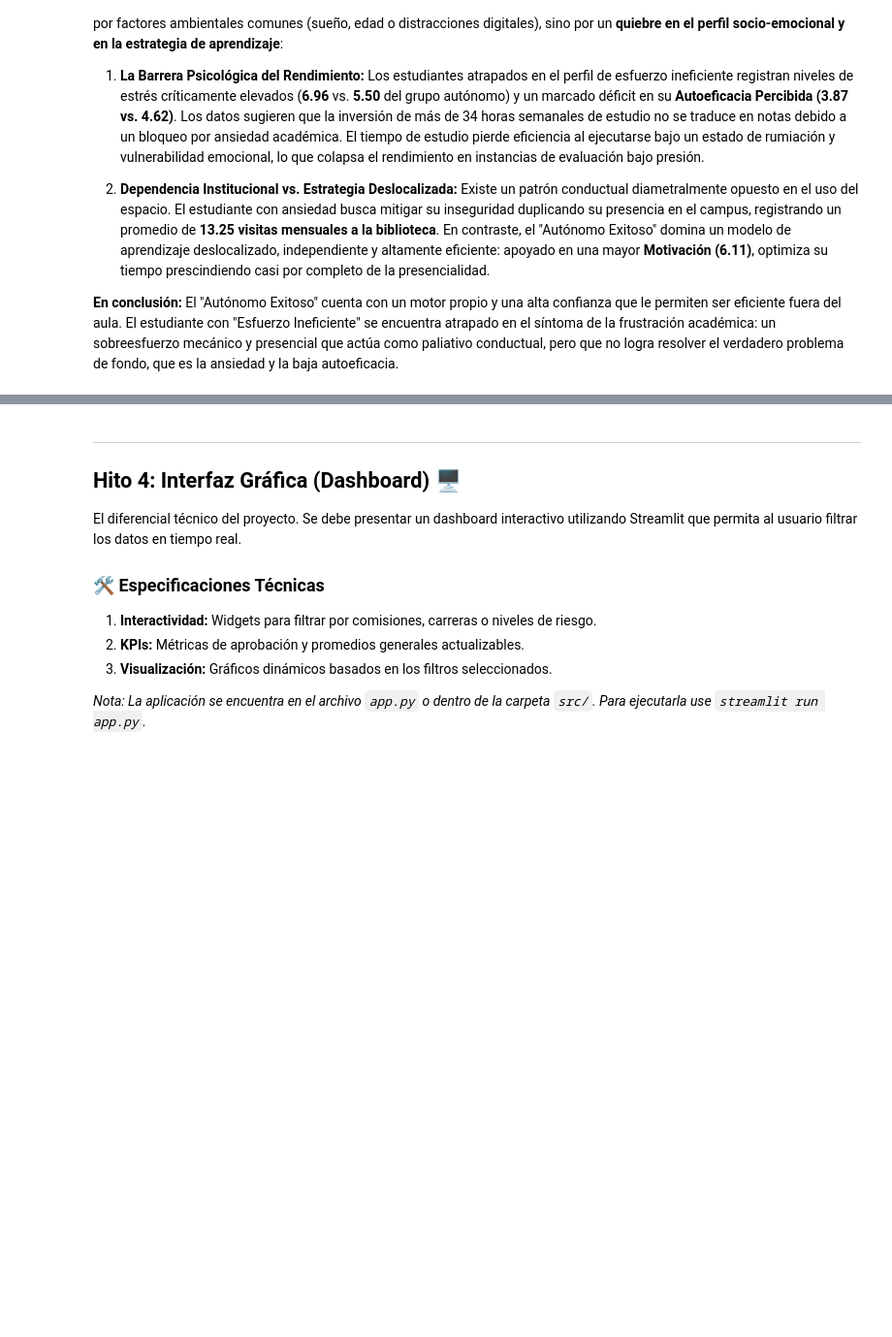
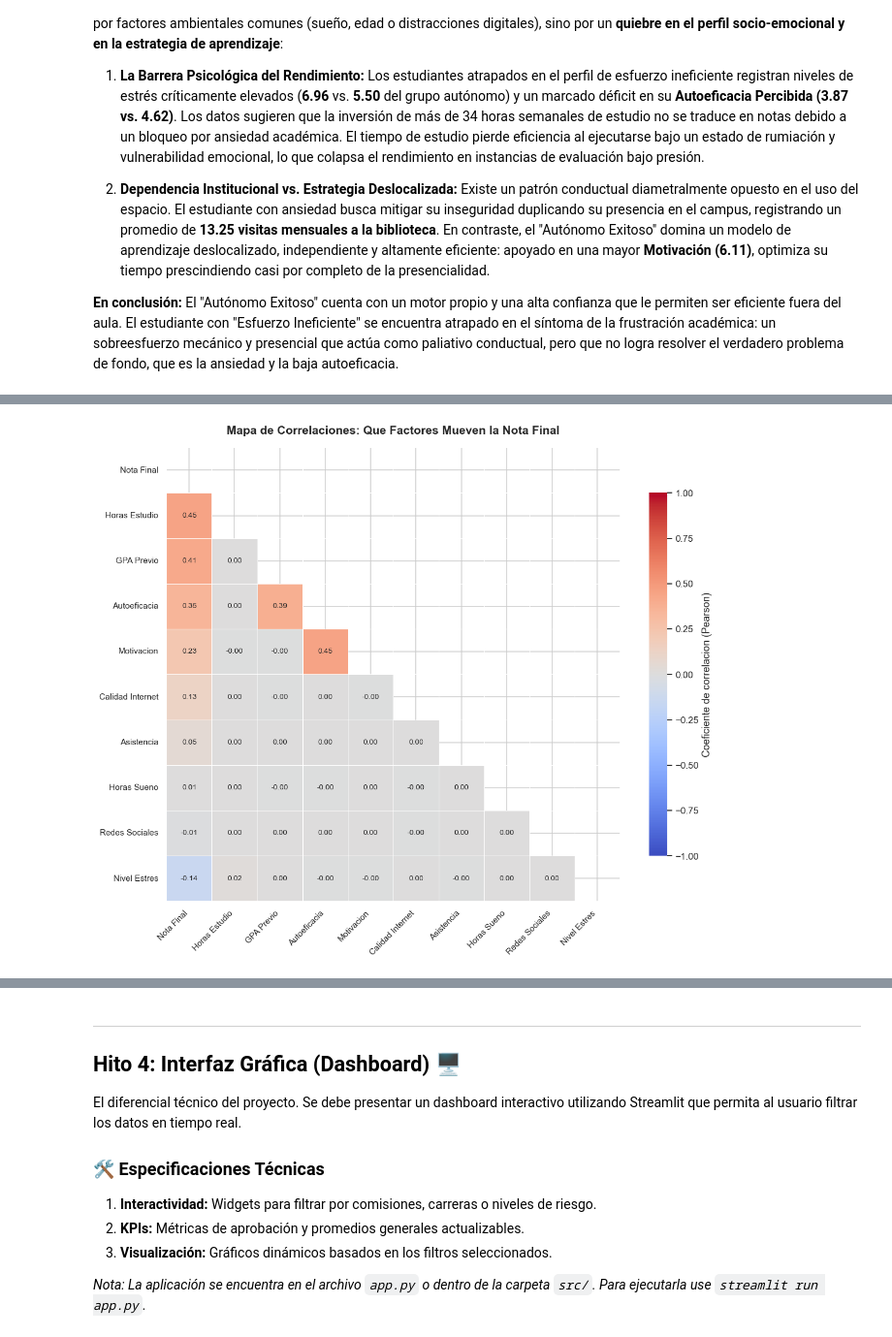
Before and after one commit to CristianK25/TPI-analisis-de-datos, a Jupyter notebook: notebooks/TPI_Analisis_Datos.ipynb, the cells around one changed output, grey strips where cells are left out. Shown at 97% size. Cells and saved outputs as stored; diff of their text form; code cells hidden in the pictures; blank space fills up the shorter version.

```diff
--- a/notebooks/TPI_Analisis_Datos.ipynb
+++ b/notebooks/TPI_Analisis_Datos.ipynb
@@ -405,7 +349,12 @@ import os
 import pandas as pd
 
 # 1. Cargar datos
-df = pd.read_csv(os.path.join('..', 'data', 'dataset_CLEAN.csv'))
+try:
+    df = pd.read_csv(os.path.join('..', 'data', 'dataset_CLEAN.csv'))
+except FileNotFoundError:
+    raise FileNotFoundError(
+        "No se encontro 'data/dataset_CLEAN.csv'. Ejecuta primero el ETL del Hito 2 "
+        "o descarga el dataset desde el Drive/Release del repo (ver README).")
 
 # 2. Definir los filtros para los dos comportamientos atípicos
 # Nota: Si 'AttendanceRate' en tu dataset va de 0 a 100, usa < 60. Si va de 0 a 1, usa < 0.6
@@ -455,7 +404,12 @@ import pandas as pd
 import seaborn as sns
 from matplotlib.patches import Patch
 
-df = pd.read_csv(os.path.join('..', 'data', 'dataset_CLEAN.csv'))
+try:
+    df = pd.read_csv(os.path.join('..', 'data', 'dataset_CLEAN.csv'))
+except FileNotFoundError:
+    raise FileNotFoundError(
+        "No se encontro 'data/dataset_CLEAN.csv'. Ejecuta primero el ETL del Hito 2 "
+        "o descarga el dataset desde el Drive/Release del repo (ver README).")
 
 # Umbrales basados en la distribución académica del dataset
 asistencia_baja = df['Attendance_Rate'] < 60
@@ -590,0 +549,55 @@ Los datos respaldan que la divergencia entre un estudiante autónomo exitoso y u
+# %%
+import os
+import pandas as pd
+import numpy as np
+import matplotlib.pyplot as plt
+import seaborn as sns
+
+try:
+    df = pd.read_csv(os.path.join('..', 'data', 'dataset_CLEAN.csv'))
+except FileNotFoundError:
+    raise FileNotFoundError(
+        "No se encontro 'data/dataset_CLEAN.csv'. Ejecuta primero el ETL del Hito 2 "
+        "o descarga el dataset desde el Drive/Release del repo (ver README).")
+
+# Seleccionamos las variables academicas y de habitos mas relevantes y las renombramos
+# a etiquetas legibles para que el mapa de calor se lea sin conocer los nombres tecnicos.
+cols = {
+    'Final_Exam_Score': 'Nota Final',
+    'Weekly_Study_Hours': 'Horas Estudio',
+    'Previous_GPA': 'GPA Previo',
+    'Self_Efficacy_Score': 'Autoeficacia',
+    'Motivation_Score': 'Motivacion',
+    'Internet_Quality': 'Calidad Internet',
+    'Attendance_Rate': 'Asistencia',
+    'Sleep_Hours': 'Horas Sueno',
+    'Social_Media_Usage_Hours': 'Redes Sociales',
+    'Stress_Level': 'Nivel Estres',
+}
+
+# Matriz de correlacion de Pearson sobre los 500.000 registros limpios
+corr = df[list(cols)].rename(columns=cols).corr()
+
+# Ranking de que tan fuerte se relaciona cada factor con la Nota Final
+ranking = corr['Nota Final'].drop('Nota Final').sort_values(ascending=False)
+print("--- CORRELACION DE CADA FACTOR CON LA NOTA FINAL ---")
+print(ranking.round(3))
+
+# Mascara triangular superior: evita mostrar la informacion duplicada (matriz simetrica)
+mask = np.triu(np.ones_like(corr, dtype=bool))
+
+plt.figure(figsize=(11, 9))
+sns.heatmap(
+    corr, mask=mask, annot=True, fmt='.2f',
+    cmap='coolwarm', center=0, vmin=-1, vmax=1,
+    square=True, linewidths=.5,
+    cbar_kws={'shrink': .8, 'label': 'Coeficiente de correlacion (Pearson)'},
+    annot_kws={'size': 9},
+)
+plt.title('Mapa de Correlaciones: Que Factores Mueven la Nota Final',
+          fontsize=14, fontweight='bold', pad=16)
+plt.xticks(rotation=45, ha='right', fontsize=10)
+plt.yticks(rotation=0, fontsize=10)
+plt.tight_layout()
+plt.show()
+# %% [output]
@@ -590,0 +615 @@ Los datos respaldan que la divergencia entre un estudiante autónomo exitoso y u
+[figure, added]
```
Also changed, not shown: parts of 8 cells of this notebook, 4 other files.
